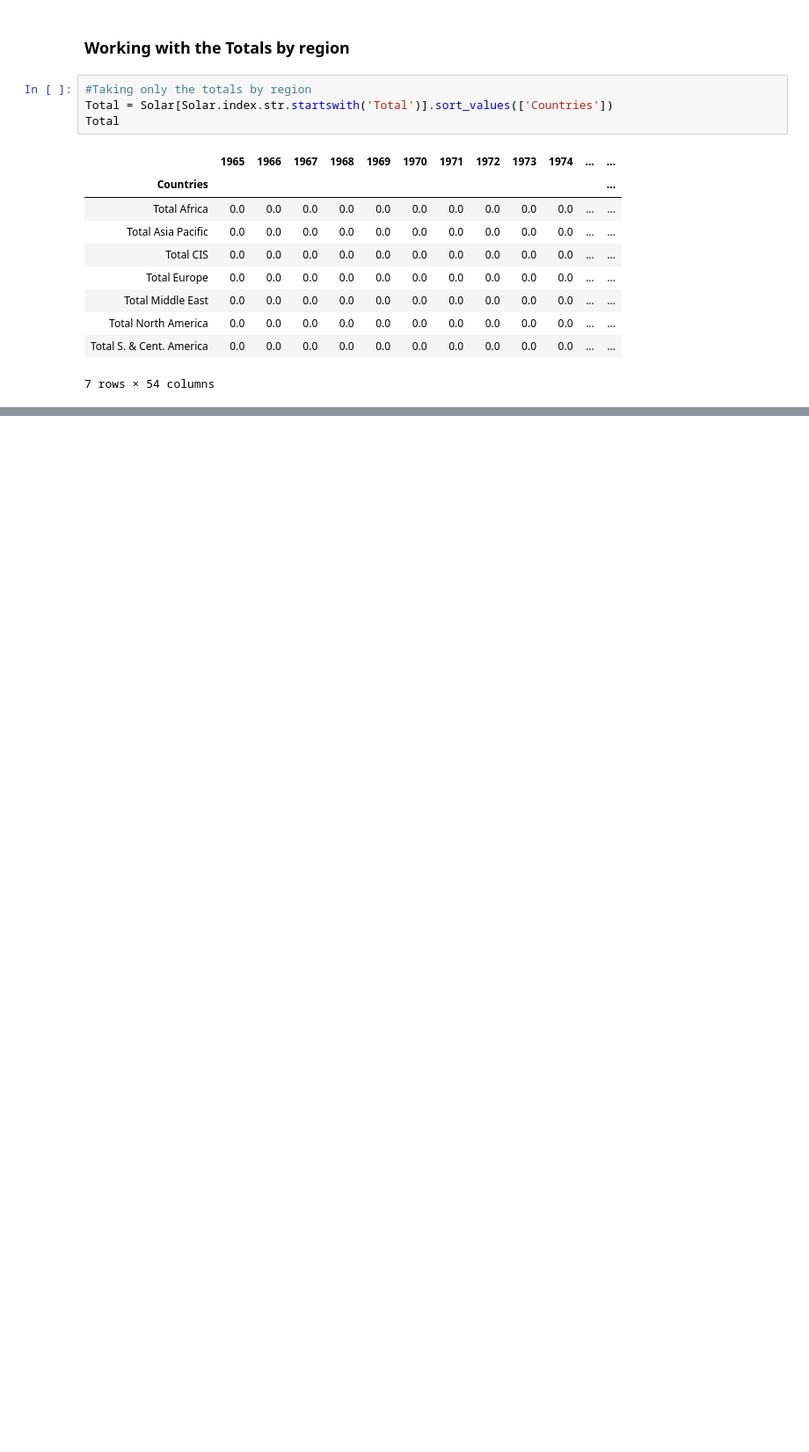
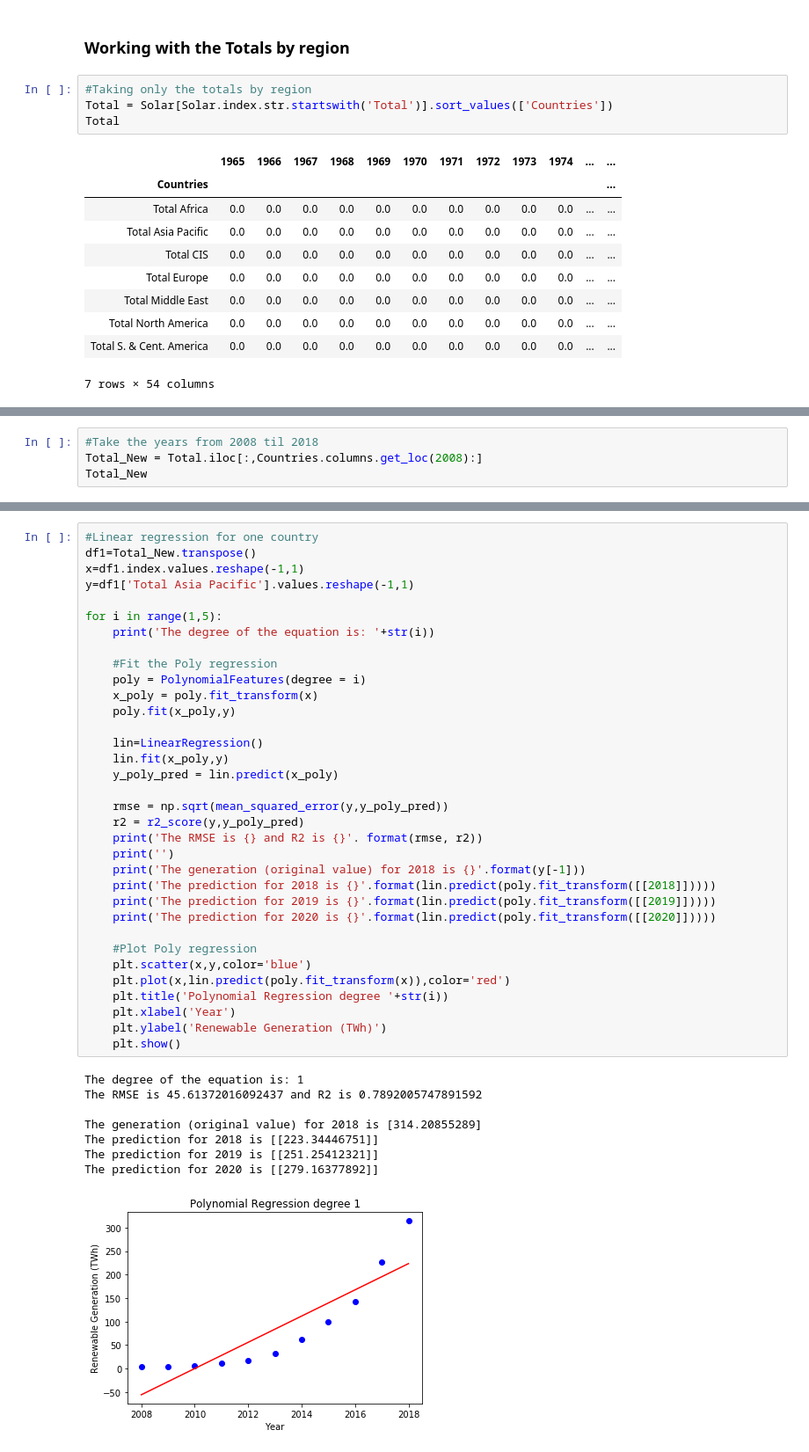
Before and after one commit to Tayzerdo/Renewable-energy, a Jupyter notebook: Solar energy analysis.ipynb, the cells around one changed output, grey strips where cells are left out. Shown: that part at 88% size. Cells and saved outputs as stored; diff of their text form; blank space fills up the shorter version.

```diff
--- a/Solar energy analysis.ipynb
+++ b/Solar energy analysis.ipynb
@@ -270,0 +289,4 @@ Total
+# %%
+#Take the years from 2008 til 2018
+Total_New = Total.iloc[:,Countries.columns.get_loc(2008):]
+Total_New
@@ -270,0 +303,43 @@ Total
+# %%
+#Linear regression for one country
+df1=Total_New.transpose()
+x=df1.index.values.reshape(-1,1)
+y=df1['Total Asia Pacific'].values.reshape(-1,1)
+
+for i in range(1,5):
+    print('The degree of the equation is: '+str(i))
+
+    #Fit the Poly regression
+    poly = PolynomialFeatures(degree = i)
+    x_poly = poly.fit_transform(x)
+    poly.fit(x_poly,y)
+
+    lin=LinearRegression()
+    lin.fit(x_poly,y)
+    y_poly_pred = lin.predict(x_poly)
+
+    rmse = np.sqrt(mean_squared_error(y,y_poly_pred))
+    r2 = r2_score(y,y_poly_pred)
+    print('The RMSE is {} and R2 is {}'. format(rmse, r2))
+    print('')
+    print('The generation (original value) for 2018 is {}'.format(y[-1]))
+    print('The prediction for 2018 is {}'.format(lin.predict(poly.fit_transform([[2018]]))))
+    print('The prediction for 2019 is {}'.format(lin.predict(poly.fit_transform([[2019]]))))
+    print('The prediction for 2020 is {}'.format(lin.predict(poly.fit_transform([[2020]]))))
+
+    #Plot Poly regression
+    plt.scatter(x,y,color='blue')
+    plt.plot(x,lin.predict(poly.fit_transform(x)),color='red')
+    plt.title('Polynomial Regression degree '+str(i))
+    plt.xlabel('Year')
+    plt.ylabel('Renewable Generation (TWh)')
+    plt.show()
+# %% [output]
+The degree of the equation is: 1
+The RMSE is 45.61372016092437 and R2 is 0.7892005747891592
+
+The generation (original value) for 2018 is [314.20855289]
+The prediction for 2018 is [[223.34446751]]
+The prediction for 2019 is [[251.25412321]]
+The prediction for 2020 is [[279.16377892]]
+[figure, added]
```
Also changed, not shown: parts of 4 cells of this notebook, 1 other file.
